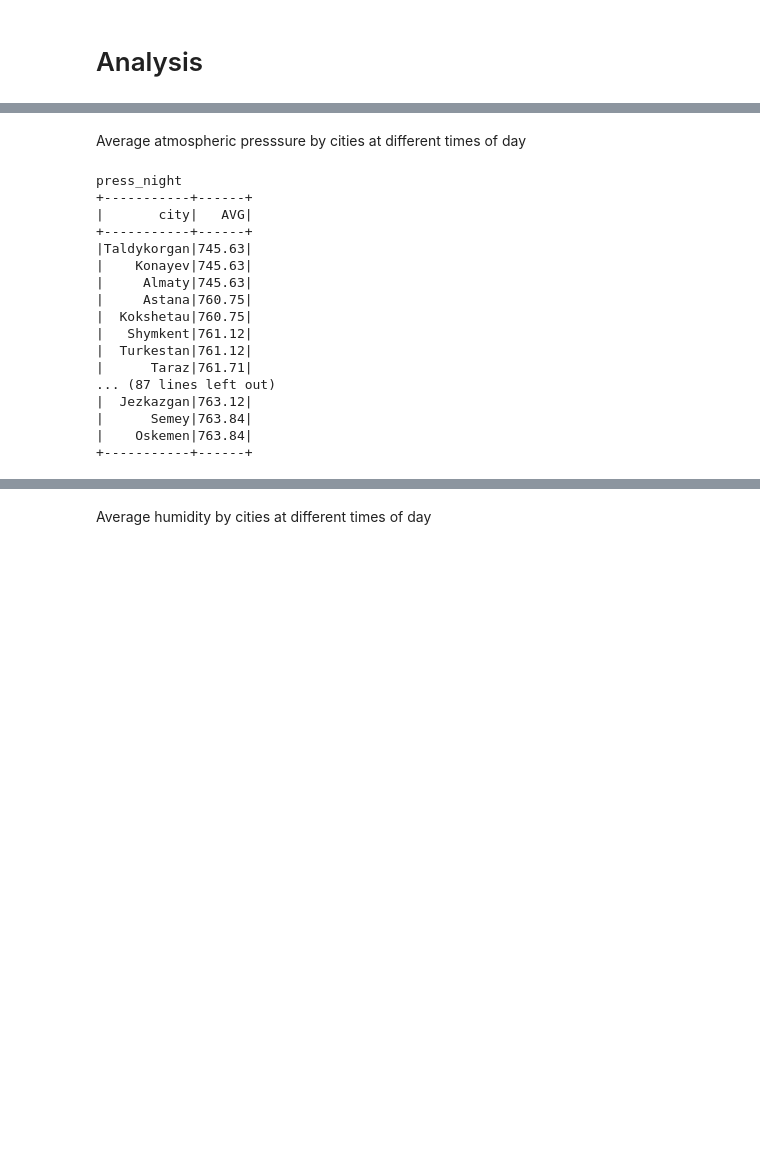
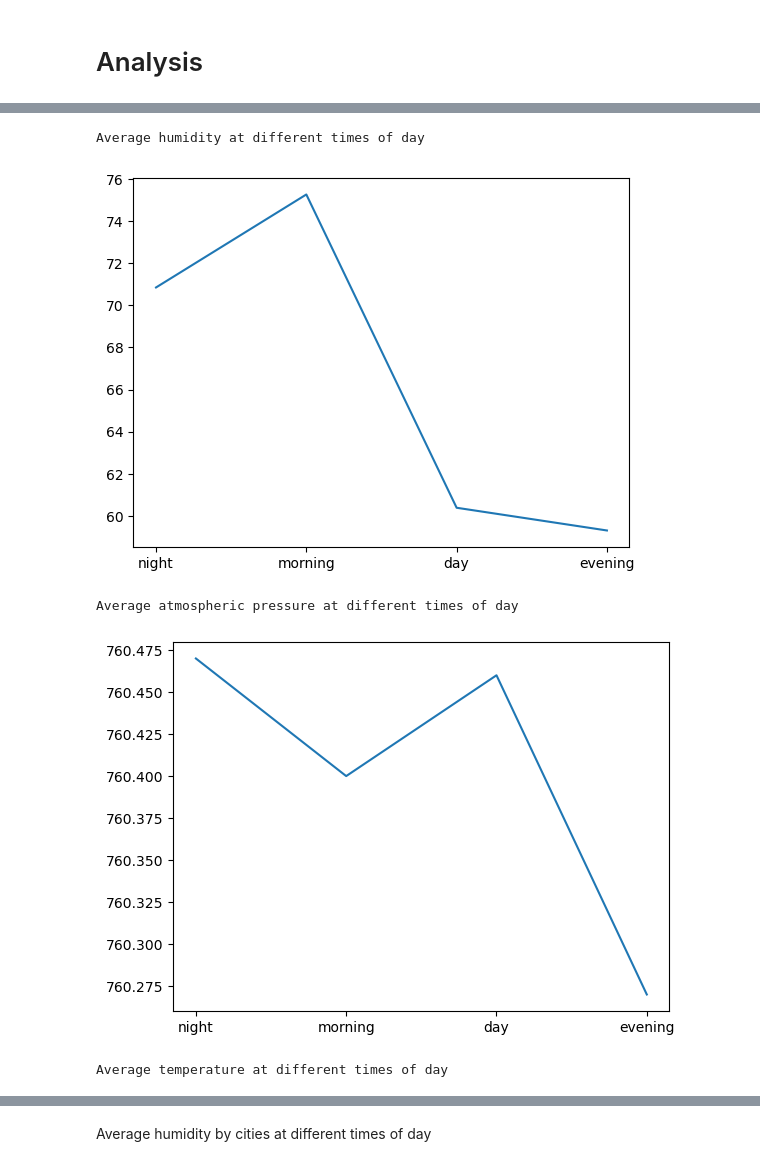
Before and after one commit to olzhas547/Kazakhstan_weather_analytics, a Jupyter notebook: analysis.ipynb, the cells around one changed output, grey strips where cells are left out. Cells and saved outputs as stored; diff of their text form; code cells hidden in the pictures; blank space fills up the shorter version.

Commit message:
Add all visualisations

```diff
--- a/analysis.ipynb
+++ b/analysis.ipynb
@@ -29,6 +20,13 @@ df.show()
 only showing top 20 rows
 # %% [markdown]
 # Data pre-processing
+# %%
+full_labels = {
+    'hum': 'humidity',
+    'press': 'atmospheric pressure',
+    'temp': 'temperature',
+}
+daytimes = ('night', 'morning', 'day', 'evening')
 # %%
 df.dropDuplicates(['weather_night']).select('weather_night').show()
 # %% [output]
@@ -334,8 +330,12 @@ Average atmospheric pressure in Kazakhstan at different times of day
 # %%
-avg_press_by_time = df.select(
-    round(avg(col('press_night')), 2).alias('night'),
-    round(avg(col('press_morning')), 2).alias('morning'),
-    round(avg(col('press_day')), 2).alias('day'),
-    round(avg(col('press_evening')), 2).alias('evening')).toPandas()
-plt.plot(list(avg_press_by_time.columns), avg_press_by_time.values.tolist()[0])
-plt.show()
+def avg_by_time(param: str):
+    print(f'Average {full_labels[param]} at different times of day')
+    temp_df = df.select(
+        round(avg(col(f'{param}_night')), 2).alias('night'),
+        round(avg(col(f'{param}_morning')), 2).alias('morning'),
+        round(avg(col(f'{param}_day')), 2).alias('day'),
+        round(avg(col(f'{param}_evening')), 2).alias('evening')
+    ).toPandas()
+    plt.plot(list(temp_df.columns), temp_df.values.tolist()[0])
+    plt.show()
+    print()
@@ -368,2 +341,0 @@ plt.show()
-# %% [markdown]
-Average atmospheric presssure by cities at different times of day
@@ -370,23 +364,15 @@ Average atmospheric presssure by cities at different times of day
 # %%
-presses = ['press_night', 'press_morning', 'press_day', 'press_evening']
-for press in presses:
-    print(press)
-    df.select('city', press).groupBy('city').agg(round(avg(press), 2).alias('AVG')).orderBy('AVG').show()
+def avg_by_city(param: str):
+    temp = df.select('city', param).groupBy('city').agg(round(avg(param), 2).alias('AVG')).orderBy('AVG').toPandas()
+    fig = plt.figure(figsize = (22, 5))
+    plt.bar(temp['city'], temp['AVG'])
+    plt.show()
-# %% [output]
-press_night
-+-----------+------+
-|       city|   AVG|
-+-----------+------+
-|Taldykorgan|745.63|
-|    Konayev|745.63|
-|     Almaty|745.63|
-|     Astana|760.75|
-|  Kokshetau|760.75|
-|   Shymkent|761.12|
-|  Turkestan|761.12|
-|      Taraz|761.71|
-... (87 lines left out)
-|  Jezkazgan|763.12|
-|      Semey|763.84|
-|    Oskemen|763.84|
-+-----------+------+
+# %%
+for i in full_labels.keys():
+    avg_by_time(i)
+# %% [output]
+Average humidity at different times of day
+[figure, added]
+Average atmospheric pressure at different times of day
+[figure, added]
+Average temperature at different times of day
```
Also changed, not shown: parts of 41 cells of this notebook, 1 other file.
